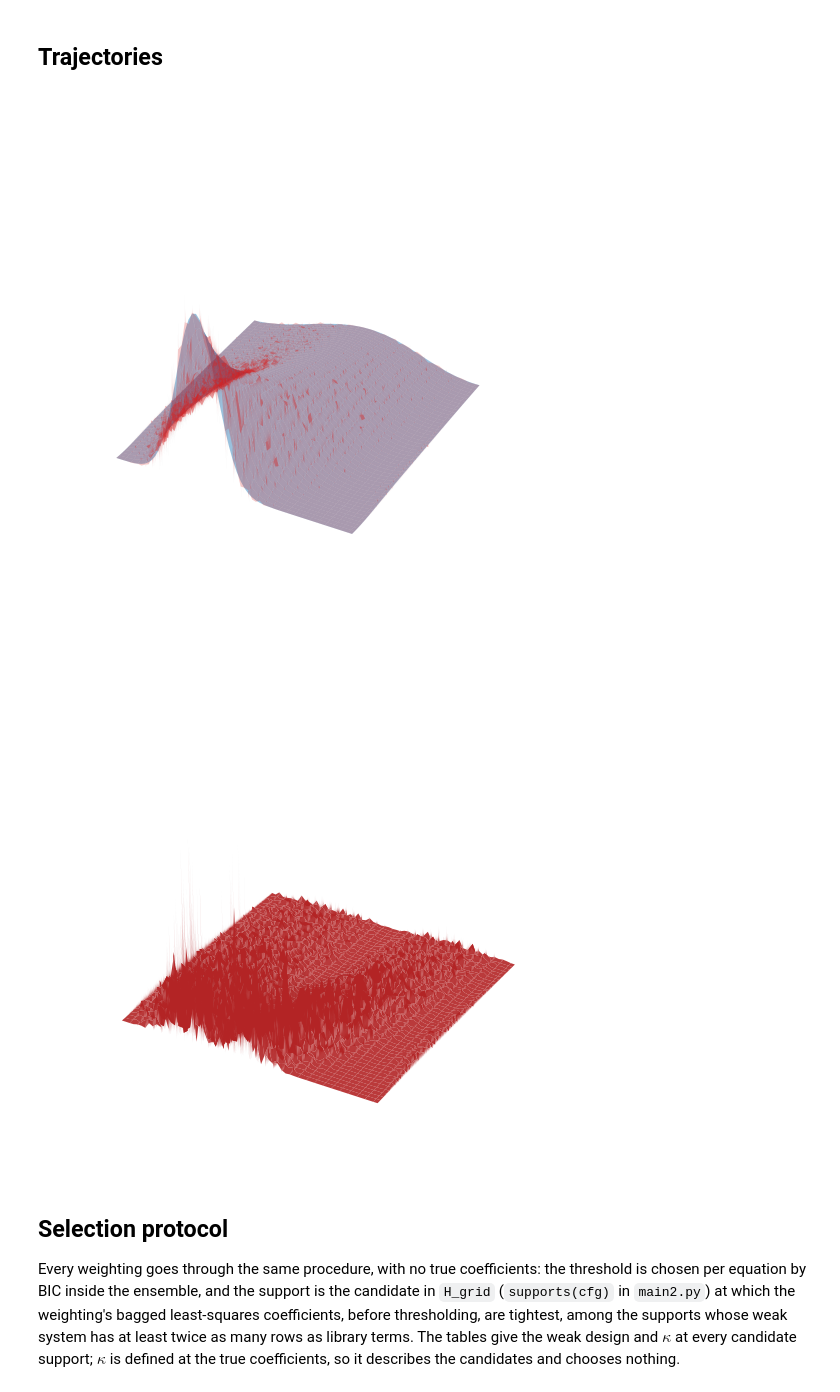
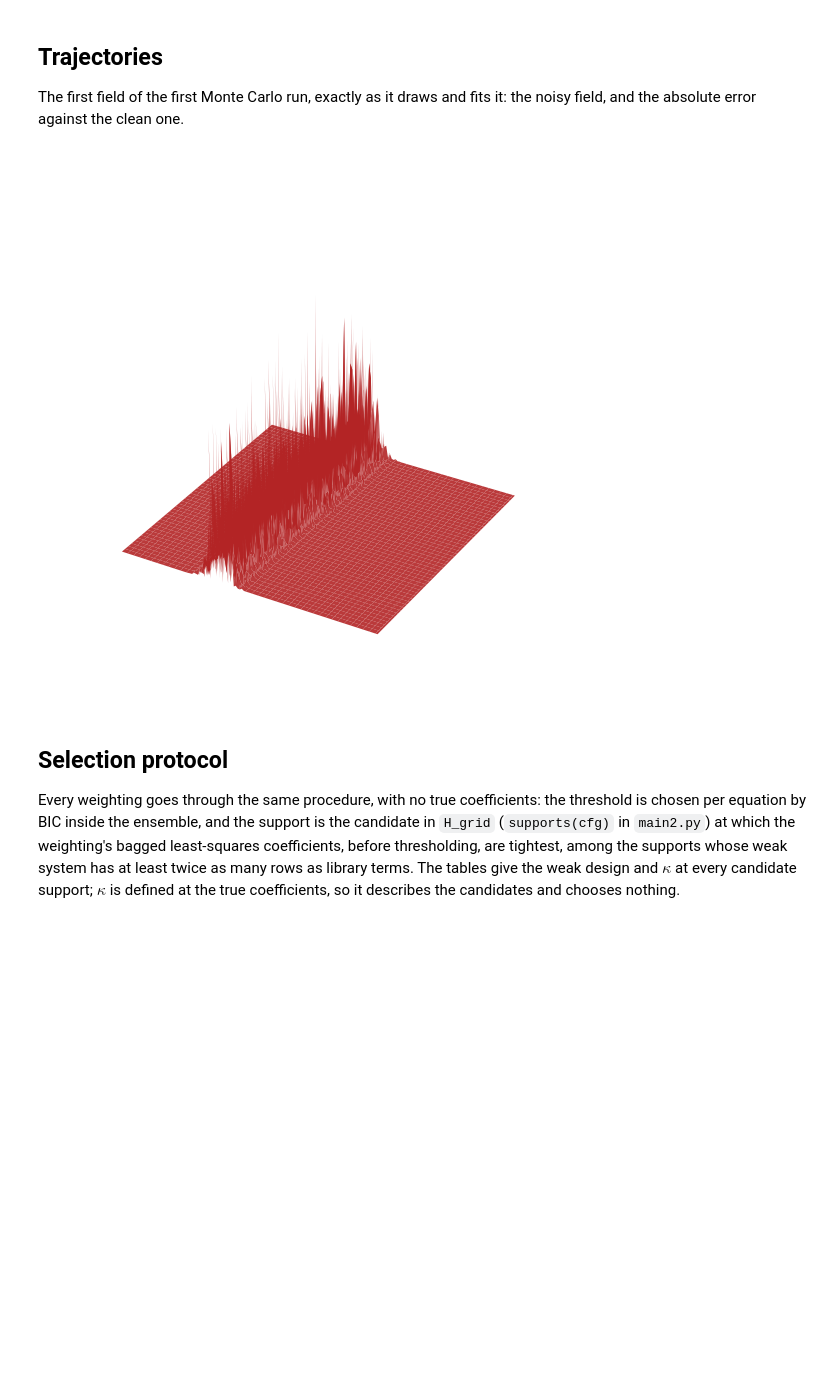
Before and after one commit to filippozacchei/MFSindy, a Jupyter notebook: examples/burgers/part2.ipynb, the cells around one changed output. Drawn from its saved outputs; the diff is of its cells as text; code cells hidden in the pictures; blank space fills up the shorter version.

```diff
--- a/examples/burgers/part2.ipynb
+++ b/examples/burgers/part2.ipynb
@@ -83,30 +76,17 @@ The field is solved over $T = 10$ at $\Delta t = 10^{-3}$ on 64 points.
 # %% [markdown]
 ## Trajectories
+
+The first field of the first Monte Carlo run, exactly as it draws and fits it:
+the noisy field, and the absolute error against the clean one.
 # %%
-from mfsindy.cases.burgers import generate_burgers_dataset
-from mfsindy.cases.burgers_plots import plot_trajectories_additive_noise, plot_residuals
+from main2 import run_trajectories
+from mfsindy.cases.burgers_plots import plot_residuals
 
-X_true, t_grid, x_grid, _ = generate_burgers_dataset(
-    n_traj=1,
-    T=cfg.t1 - cfg.t0,
-    dt=cfg.dt,
-    L=cfg.L,
-    NX=cfg.NX,
-    nu=cfg.nu,
-    noise_level=0.0,
-    seed=10,
-)
+x_grid, t_grid, clean, noisy, variance = run_trajectories(cfg, run_idx=0)
 snapshot_ids = [len(t_grid) // 4, 3 * len(t_grid) // 4]
-X_noisy = plot_trajectories_additive_noise(
-    x_true=X_true[0],
-    x_grid=x_grid,
-    alpha=cfg.noise_level,
-    time_indices=snapshot_ids,
-)
-plot_residuals(X_true[0], X_noisy, x_grid=x_grid, time_indices=snapshot_ids)
+plot_residuals(clean[0], noisy[0], x_grid=x_grid, time_indices=snapshot_ids)
 # %% [output]
-[figure, old version]
+[figure, new version]
-[figure, removed]
 # %% [markdown]
 ## Selection protocol
 
```
Also changed, not shown: parts of 12 cells of this notebook, 17 other files.
